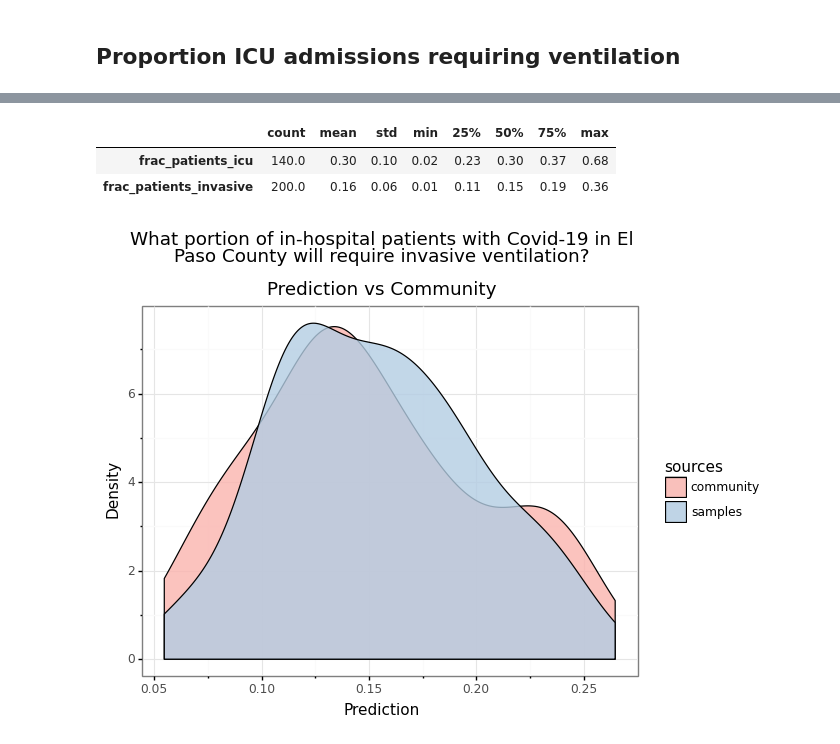
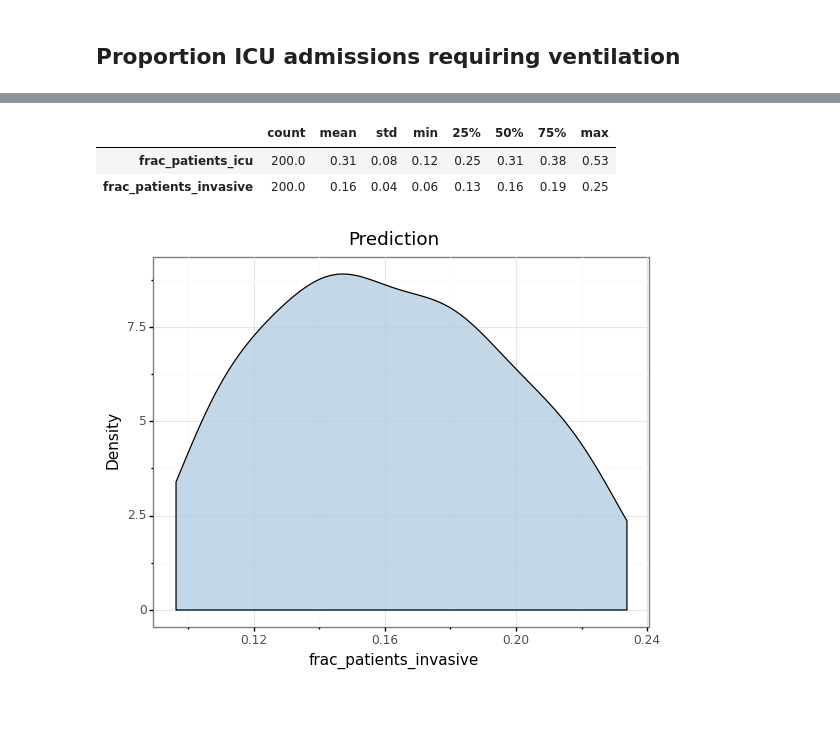
Before and after one commit to oughtinc/ergo, a Jupyter notebook: notebooks/build/covid-19.ipynb, the cells around one changed output, grey strips where cells are left out. Saved outputs shown, nothing was run; the diff lists cells and outputs as text; code cells hidden in the pictures; blank space fills up the shorter version.

```diff
--- a/notebooks/build/covid-19.ipynb
+++ b/notebooks/build/covid-19.ipynb
@@ -249 +274,3 @@ def frac_icu_ventilation():
+# %%
+myqs = getNotebookQuestions()
 # %%
@@ -341,24 +369,24 @@ plot_question(frac_patients_icu)
 # %%
-@question(metaculus, 4154, community_weight=0.3)
+@myqs.question()
 def frac_patients_invasive():
     """
     What portion of in-hospital patients with Covid-19 in El Paso County will
     require invasive ventilation?
 
     Following @PabloStafforini's indirect estimation approach:
     https://pandemic.metaculus.com/questions/4154/#comment-28155
 
     TODO:
     - Combine with direct estimate
       direct_estimate = ergo.beta_from_hits(0.1 * 130, 0.1 * 393)
     """
     return frac_patients_icu() * frac_icu_ventilation()
-plot_question(frac_patients_invasive)
+myqs.plot_question(frac_patients_invasive)
 # %% [output]
 |  | count | mean | std | min | 25% | 50% | 75% | max |
-| frac_patients_icu | 140.0 | 0.30 | 0.10 | 0.02 | 0.23 | 0.30 | 0.37 | 0.68 |
-| frac_patients_invasive | 200.0 | 0.16 | 0.06 | 0.01 | 0.11 | 0.15 | 0.19 | 0.36 |
+| frac_patients_icu | 200.0 | 0.31 | 0.08 | 0.12 | 0.25 | 0.31 | 0.38 | 0.53 |
+| frac_patients_invasive | 200.0 | 0.16 | 0.04 | 0.06 | 0.13 | 0.16 | 0.19 | 0.25 |
-[figure, old version]
+[figure, new version]
 # %%
 @ergo.mem
 def peak_hospitalized_date():
```
Also changed, not shown: parts of 25 cells of this notebook, 2 other files.
